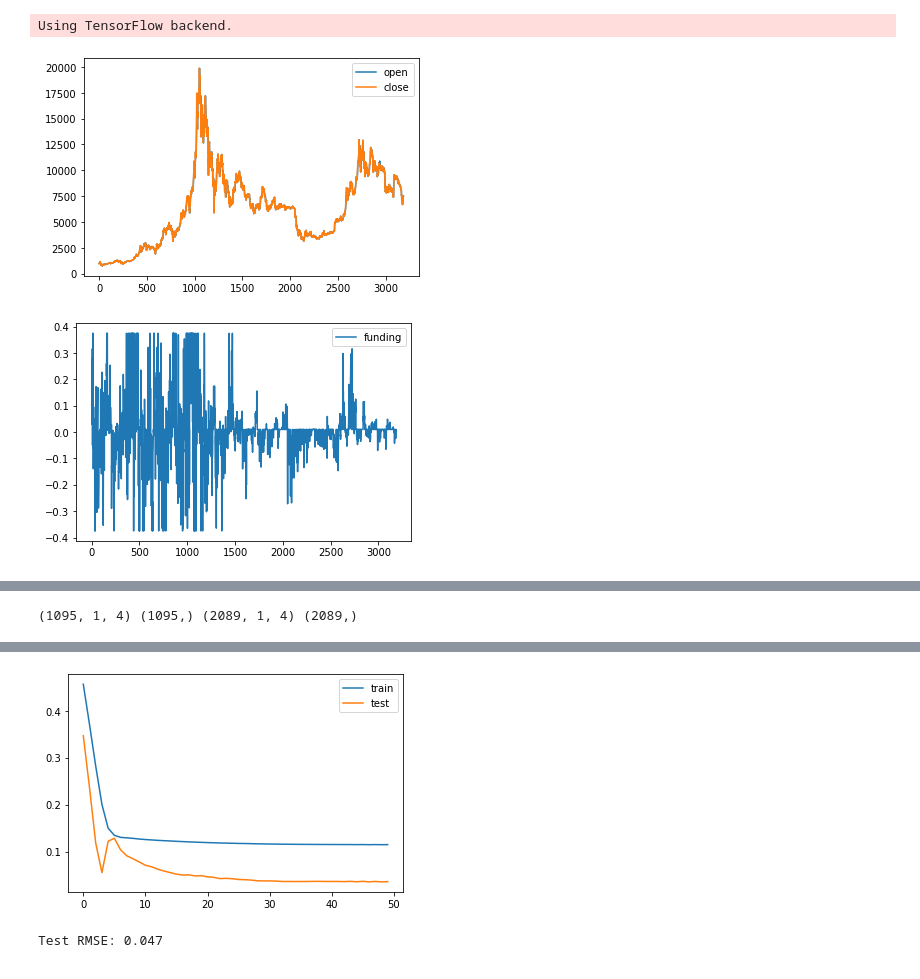
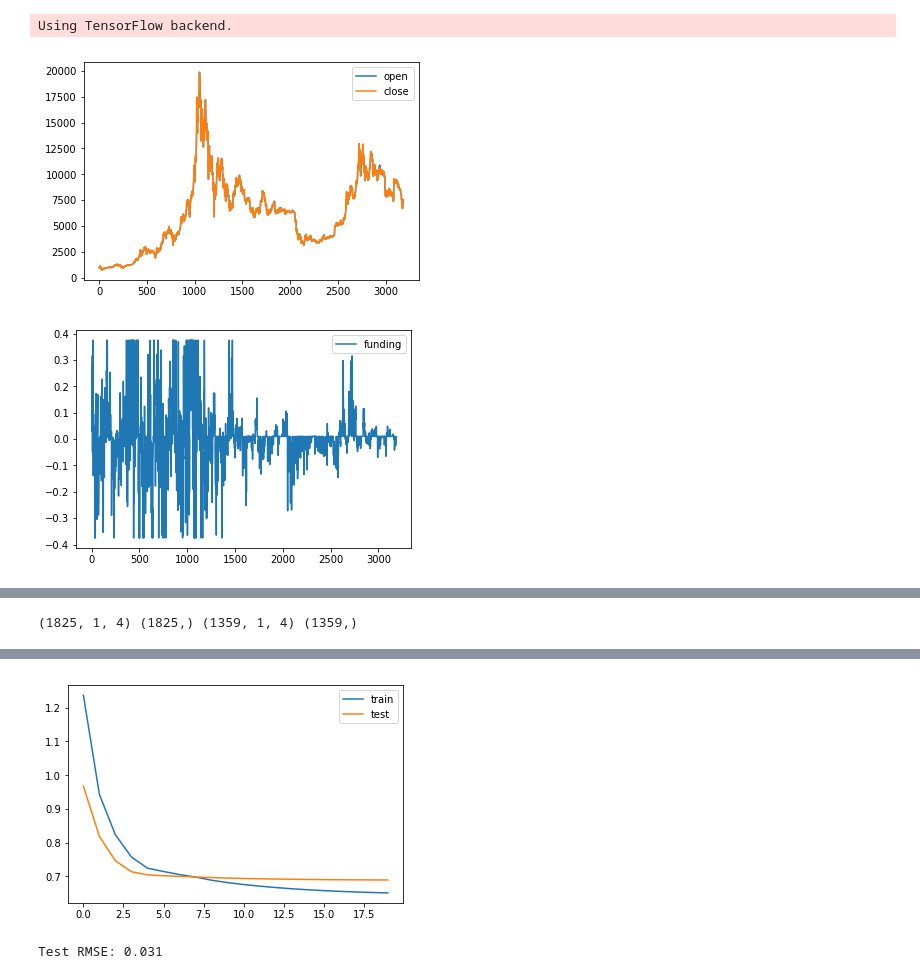
Before and after one commit to nhi-huynh/accenture-hackathon-2019, a Jupyter notebook: funding_predictions.ipynb, the cells around one changed output, grey strips where cells are left out. Drawn from its saved outputs; the diff is of its cells as text; code cells hidden in the pictures.

```diff
--- a/funding_predictions.ipynb
+++ b/funding_predictions.ipynb
@@ -5,5 +9,11 @@ import datetime as datetime
+# %%
+#access data from AWS S3
+role = get_execution_role()
+bucket='defibanking'
+data_key = 'XBTUSD_BitMEX_funding.csv'
+data_location = 's3://{}/{}'.format(bucket, data_key)
 # %%
-data_funding = pd.read_csv("XBTUSD_BitMEX_funding.csv")
+data_funding = pd.read_csv(data_location)
 data_funding.shape
 # %% [output]
 (3185, 3)
@@ -40,0 +46,8 @@ data_8H.shape
+# %%
+#access data from AWS S3
+role = get_execution_role()
+bucket='defibanking'
+data_key2 = 'XBTUSD_BitMEX_8H.csv'
+data_location2 = 's3://{}/{}'.format(bucket, data_key2)
+data_8H = pd.read_csv(data_location2)
+data_8H.shape
@@ -179,7 +198,6 @@ def series_to_supervised(data, n_in=1, n_out=1, dropnan=True):
 # load dataset
 dataset = final_data.copy()
 dataset = dataset.drop(columns = 'timestamp')
-
 
 pyplot.plot(dataset['open'], label = 'open')
 pyplot.plot(dataset['close'], label = 'close')
@@ -191,8 +209,8 @@ pyplot.plot(dataset['funding'], label = 'funding')
 pyplot.legend()
 pyplot.show()
 # %% [output]
-[figure, old version]
+[figure, new version]
-[figure, old version]
+[figure, new version]
 # %%
 print(dataset.head(10))
 values = dataset.values
@@ -233,27 +253,34 @@ dtype: object
 # split into train and test sets
 values = reframed.values
 
-n_train_hours = 365 * 3
+n_train_hours = 365 * 5
 train = values[:n_train_hours, :]
 test = values[n_train_hours:, :]
+
 # split into input and outputs
 train_X, train_y = train[:, :-1], train[:, -1]
 test_X, test_y = test[:, :-1], test[:, -1]
+
 # reshape input to be 3D [samples, timesteps, features]
 train_X = train_X.reshape((train_X.shape[0], 1, train_X.shape[1]))
 test_X = test_X.reshape((test_X.shape[0], 1, test_X.shape[1]))
 print(train_X.shape, train_y.shape, test_X.shape, test_y.shape)
 # %% [output]
-(1095, 1, 4) (1095,) (2089, 1, 4) (2089,)
+(1825, 1, 4) (1825,) (1359, 1, 4) (1359,)
 # %%
 # design network
 model = Sequential()
 model.add(LSTM(50, input_shape=(train_X.shape[1], train_X.shape[2])))
 model.add(Dense(1))
-model.compile(loss='mae', optimizer='adam')
+model.compile(loss='binary_crossentropy',optimizer='adam',metrics=['accuracy'])
+score, acc = model.evaluate(test_X, test_y,
+                            batch_size=72)
+print('Test score:', score)
+print('Test accuracy:', acc)
 
 # fit network
-history = model.fit(train_X, train_y, epochs=50, batch_size=72, validation_data=(test_X, test_y), verbose=2, shuffle=False)
+history = model.fit(train_X, train_y, epochs=20, batch_size=72, validation_data=(test_X, test_y), verbose=2, shuffle=False)
+
 # plot history
 pyplot.plot(history.history['loss'], label='train')
 pyplot.plot(history.history['val_loss'], label='test')
@@ -280,22 +307,25 @@ Epoch 50/50
-[figure, old version]
+[figure, new version]
 # %%
 # make a prediction
 yhat = model.predict(test_X)
 test_X = test_X.reshape((test_X.shape[0], test_X.shape[2]))
+
 # invert scaling for forecast
 inv_yhat = concatenate((yhat, test_X[:, 1:]), axis=1)
 inv_yhat = scaler.inverse_transform(inv_yhat)
 inv_yhat = inv_yhat[:,0]
+
 # invert scaling for actual
 test_y = test_y.reshape((len(test_y), 1))
 inv_y = concatenate((test_y, test_X[:, 1:]), axis=1)
 inv_y = scaler.inverse_transform(inv_y)
 inv_y = inv_y[:,0]
+
 # calculate RMSE
 rmse = sqrt(mean_squared_error(inv_y, inv_yhat))
 print('Test RMSE: %.3f' % rmse)
 # %% [output]
-Test RMSE: 0.047
+Test RMSE: 0.031
 # %%
 pyplot.plot(inv_y, label = 'actual')
 pyplot.plot(inv_yhat, label = 'predicted')
```
Also changed, not shown: parts of 20 cells of this notebook, 4 other files.
